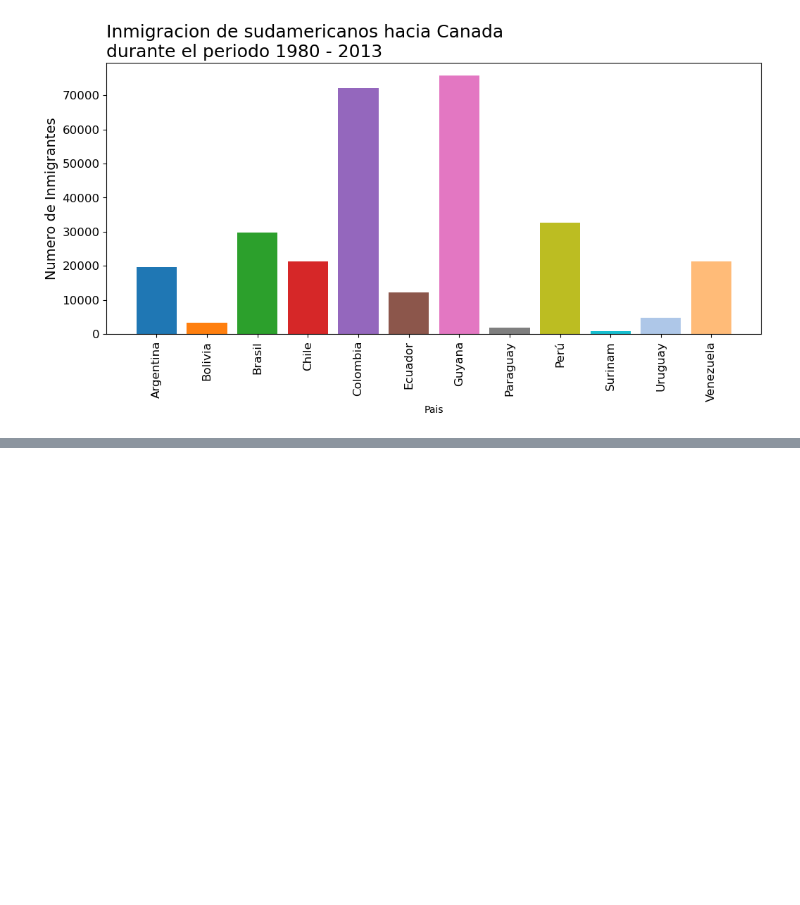
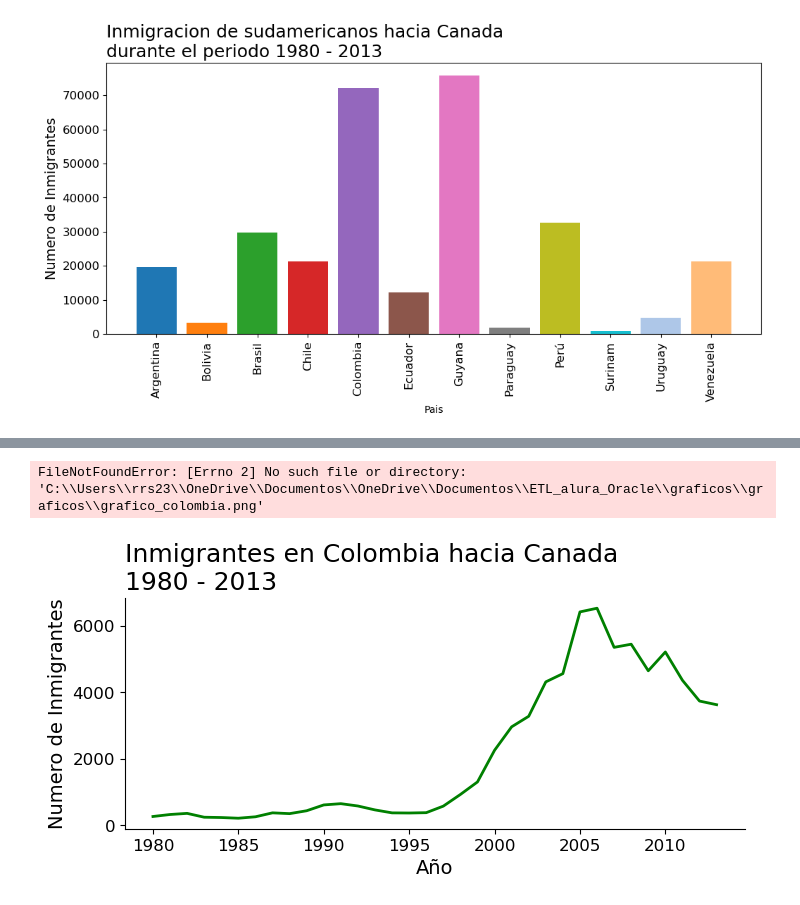
Before and after one commit to r2x4/ETL_alura_oracle, a Jupyter notebook: graficos/jupyter_graficos.ipynb, the cells around one changed output, grey strips where cells are left out. Cells and saved outputs as stored; diff of their text form; code cells hidden in the pictures; blank space fills up the shorter version.

```diff
--- a/graficos/jupyter_graficos.ipynb
+++ b/graficos/jupyter_graficos.ipynb
@@ -323,0 +401,21 @@ plt.show()
+# %%
+# exportar
+
+fig, ax = plt.subplots(figsize=(8, 3))
+ax.plot(datos_col['Año'], datos_col['Inmigrantes'],lw=2,color='g')#,marker='o')
+ax.xaxis.set_major_locator(plt.MultipleLocator(5))
+ax.set_title('Inmigrantes en Colombia hacia Canada\n1980 - 2013', fontsize=18, loc='left')
+ax.set_xlabel('Año',fontsize=14)
+ax.set_ylabel('Numero de Inmigrantes',fontsize=14)
+ax.xaxis.set_tick_params(labelsize=12)
+ax.yaxis.set_tick_params(labelsize=12)
+#ax.grid(linestyle='--')
+
+ax.spines['top'].set_visible(False)
+ax.spines['right'].set_visible(False)
+
+fig.savefig('graficos/grafico_colombia.png', dpi=300, bbox_inches='tight',transparent=False)
+plt.show()
+# %% [output]
+FileNotFoundError: [Errno 2] No such file or directory: 'C:\\Users\\rrs23\\OneDrive\\Documentos\\OneDrive\\Documentos\\ETL_alura_Oracle\\graficos\\graficos\\grafico_colombia.png'
+[figure, added]
```
Also changed, not shown: parts of 5 cells of this notebook, 1 other file.
